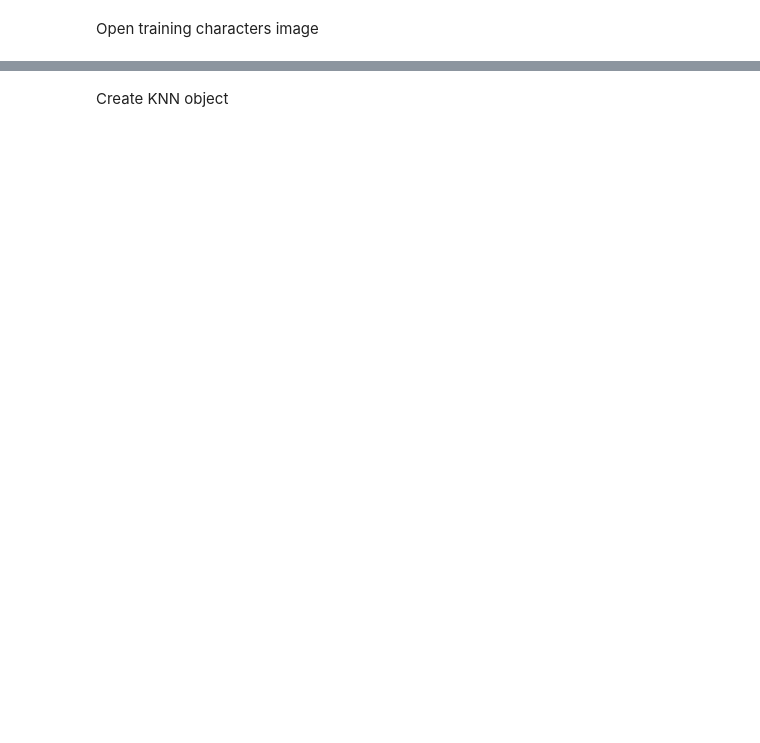
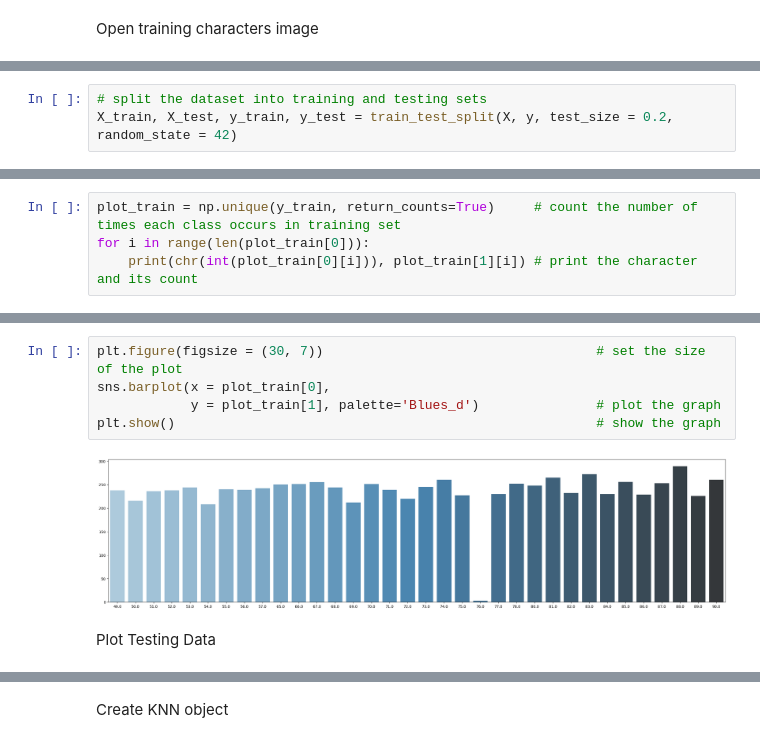
Before and after one commit to krohitk17/optical-character-recognition, a Jupyter notebook: ocr.ipynb, the cells around one changed output, grey strips where cells are left out. Cells and saved outputs as stored; diff of their text form; blank space fills up the shorter version.

```diff
--- a/ocr.ipynb
+++ b/ocr.ipynb
@@ -263,0 +108,3 @@ npaClassifications = npaClassifications.reshape((npaClassifications.size, 1))
+# %%
+# split the dataset into training and testing sets
+X_train, X_test, y_train, y_test = train_test_split(X, y, test_size = 0.2, random_state = 42)
@@ -263,0 +113,4 @@ npaClassifications = npaClassifications.reshape((npaClassifications.size, 1))
+# %%
+plot_train = np.unique(y_train, return_counts=True)     # count the number of times each class occurs in training set
+for i in range(len(plot_train[0])):
+    print(chr(int(plot_train[0][i])), plot_train[1][i]) # print the character and its count
@@ -263,0 +135,9 @@ npaClassifications = npaClassifications.reshape((npaClassifications.size, 1))
+# %%
+plt.figure(figsize = (30, 7))                                   # set the size of the plot
+sns.barplot(x = plot_train[0],
+            y = plot_train[1], palette='Blues_d')               # plot the graph
+plt.show()                                                      # show the graph
+# %% [output]
+[figure, added]
+# %% [markdown]
+Plot Testing Data
```
Also changed, not shown: parts of 77 cells of this notebook, 6 other files.
